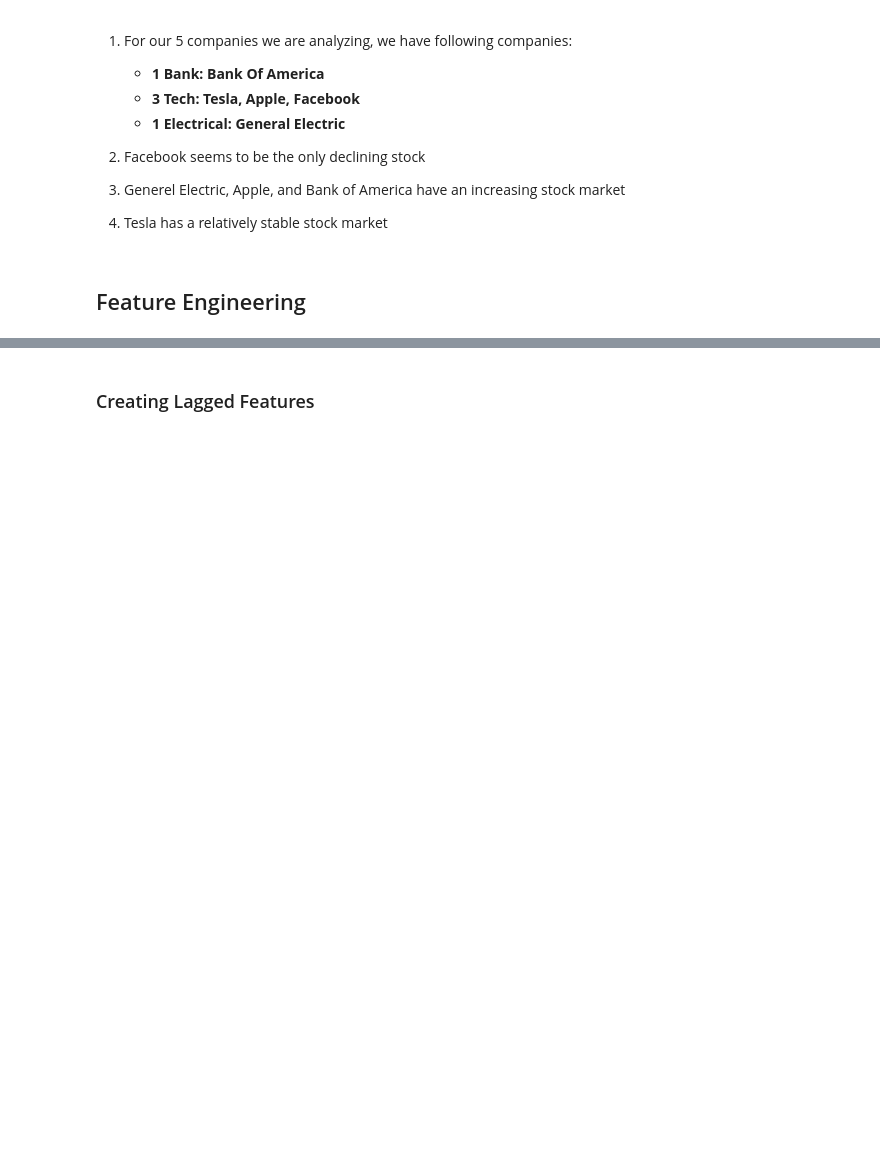
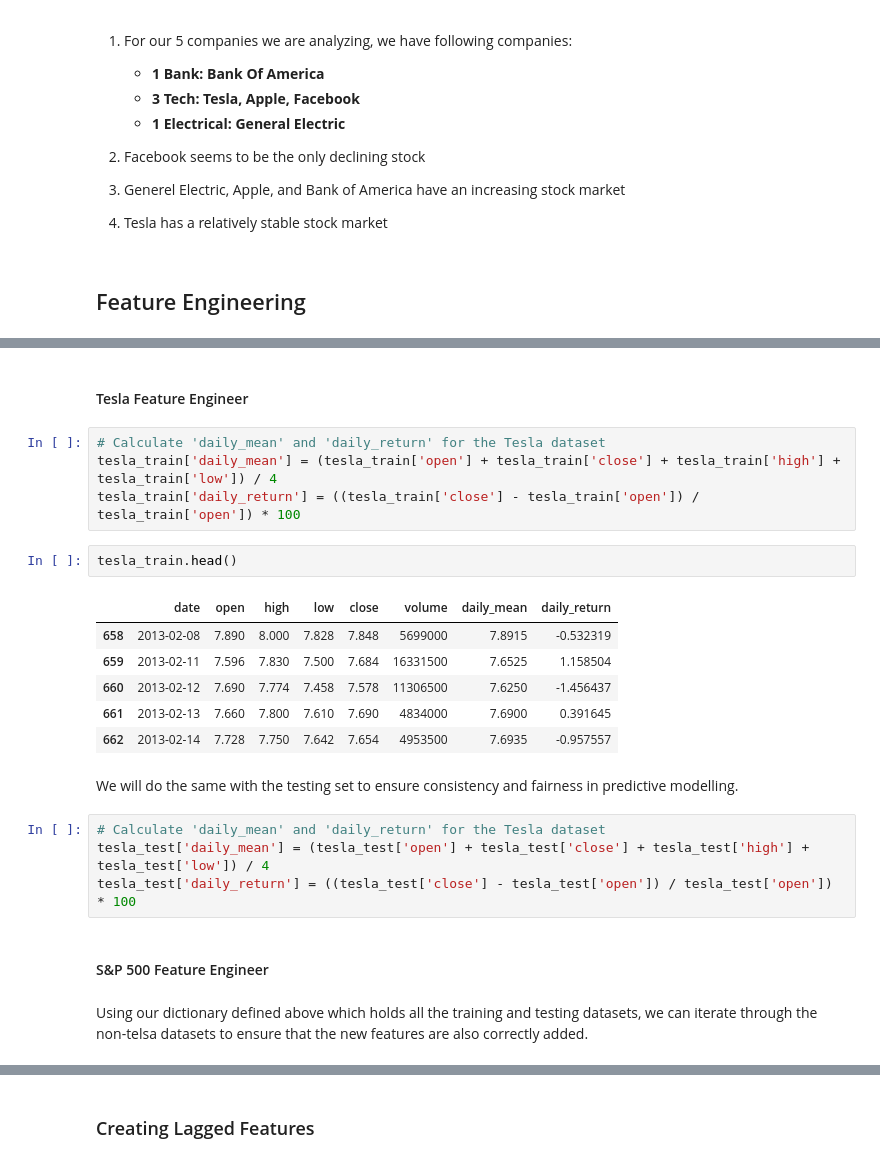
Before and after one commit to Vondent/stock-price-analysis, a Jupyter notebook: stock-price-analysis.ipynb, the cells around one changed output, grey strips where cells are left out. Cells and saved outputs as stored; diff of their text form; blank space fills up the shorter version.

```diff
--- a/stock-price-analysis.ipynb
+++ b/stock-price-analysis.ipynb
@@ -702,0 +726,25 @@ add `daily_return` feature where it is $\frac{close-open}{open}$ * 100
+# %% [markdown]
+#### Tesla Feature Engineer
+# %%
+# Calculate 'daily_mean' and 'daily_return' for the Tesla dataset
+tesla_train['daily_mean'] = (tesla_train['open'] + tesla_train['close'] + tesla_train['high'] + tesla_train['low']) / 4
+tesla_train['daily_return'] = ((tesla_train['close'] - tesla_train['open']) / tesla_train['open']) * 100
+# %%
+tesla_train.head()
+# %% [output]
+|  | date | open | high | low | close | volume | daily_mean | daily_return |
+| 658 | 2013-02-08 | 7.890 | 8.000 | 7.828 | 7.848 | 5699000 | 7.8915 | -0.532319 |
+| 659 | 2013-02-11 | 7.596 | 7.830 | 7.500 | 7.684 | 16331500 | 7.6525 | 1.158504 |
+| 660 | 2013-02-12 | 7.690 | 7.774 | 7.458 | 7.578 | 11306500 | 7.6250 | -1.456437 |
+| 661 | 2013-02-13 | 7.660 | 7.800 | 7.610 | 7.690 | 4834000 | 7.6900 | 0.391645 |
+| 662 | 2013-02-14 | 7.728 | 7.750 | 7.642 | 7.654 | 4953500 | 7.6935 | -0.957557 |
+# %% [markdown]
+We will do the same with the testing set to ensure consistency and fairness in predictive modelling.
+# %%
+# Calculate 'daily_mean' and 'daily_return' for the Tesla dataset
+tesla_test['daily_mean'] = (tesla_test['open'] + tesla_test['close'] + tesla_test['high'] + tesla_test['low']) / 4
+tesla_test['daily_return'] = ((tesla_test['close'] - tesla_test['open']) / tesla_test['open']) * 100
+# %% [markdown]
+#### S&P 500 Feature Engineer
+# %% [markdown]
+Using our dictionary defined above which holds all the training and testing datasets, we can iterate through the non-telsa datasets to ensure that the new features are also correctly added.
```
Also changed, not shown: parts of 16 cells of this notebook.
